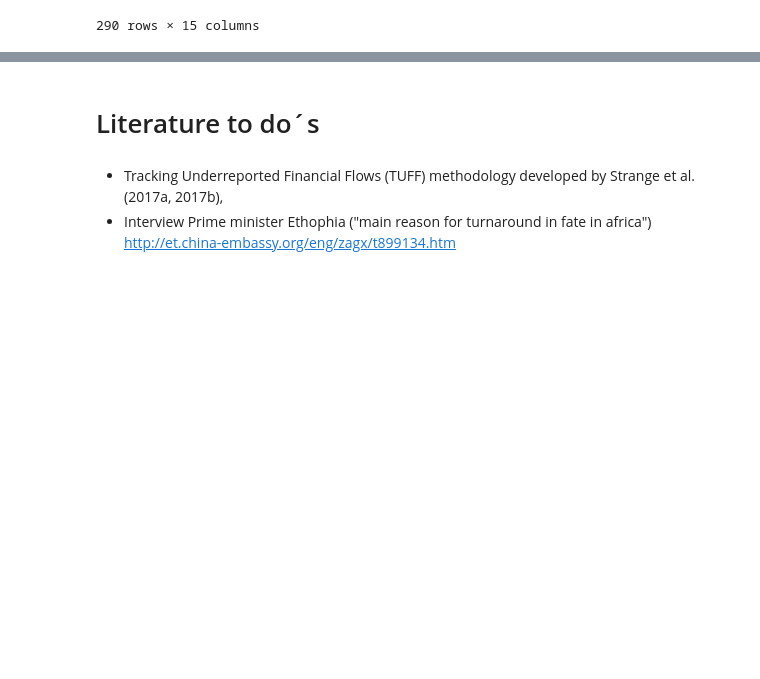
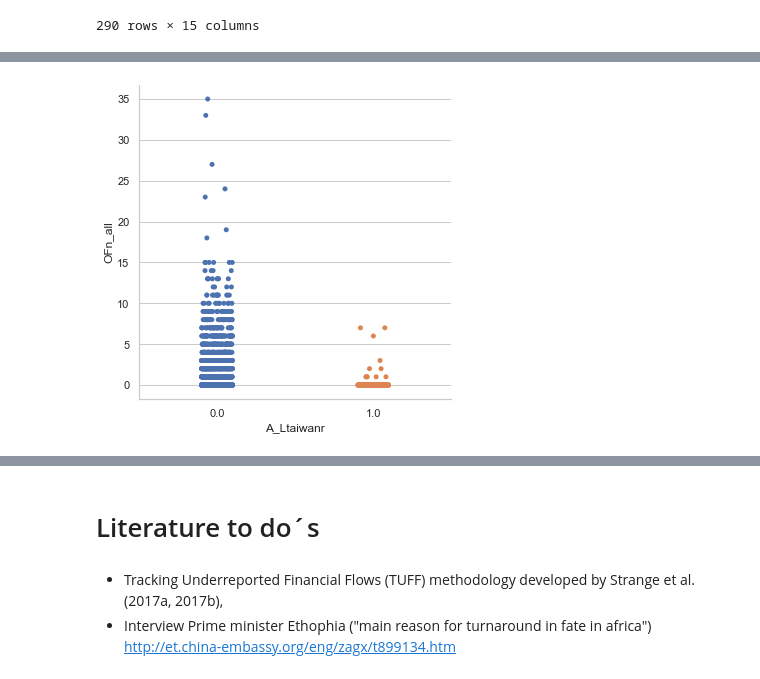
Before and after one commit to JonathanWillnow/ose-data-science-course-project-JonathanWillnow, a Jupyter notebook: JonathanWillnowOSE.ipynb, the cells around one changed output, grey strips where cells are left out. Cells and saved outputs as stored; diff of their text form; code cells hidden in the pictures; blank space fills up the shorter version.

```diff
--- a/JonathanWillnowOSE.ipynb
+++ b/JonathanWillnowOSE.ipynb
@@ -370,0 +381,4 @@ data
+# %%
+ax = sns.catplot(data=d3, x="A_Ltaiwanr", y="OFn_all")
+# %% [output]
+[figure, added]
```
Also changed, not shown: parts of 16 cells of this notebook.
